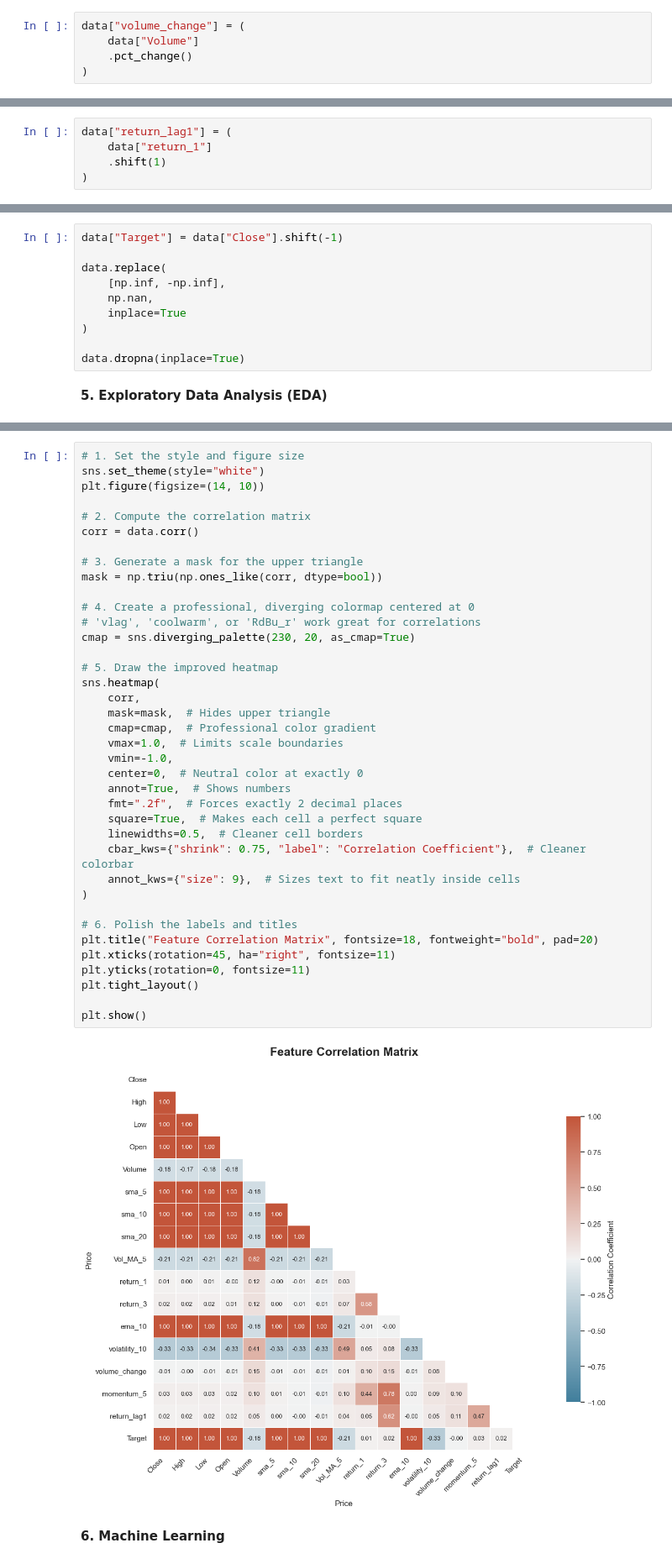
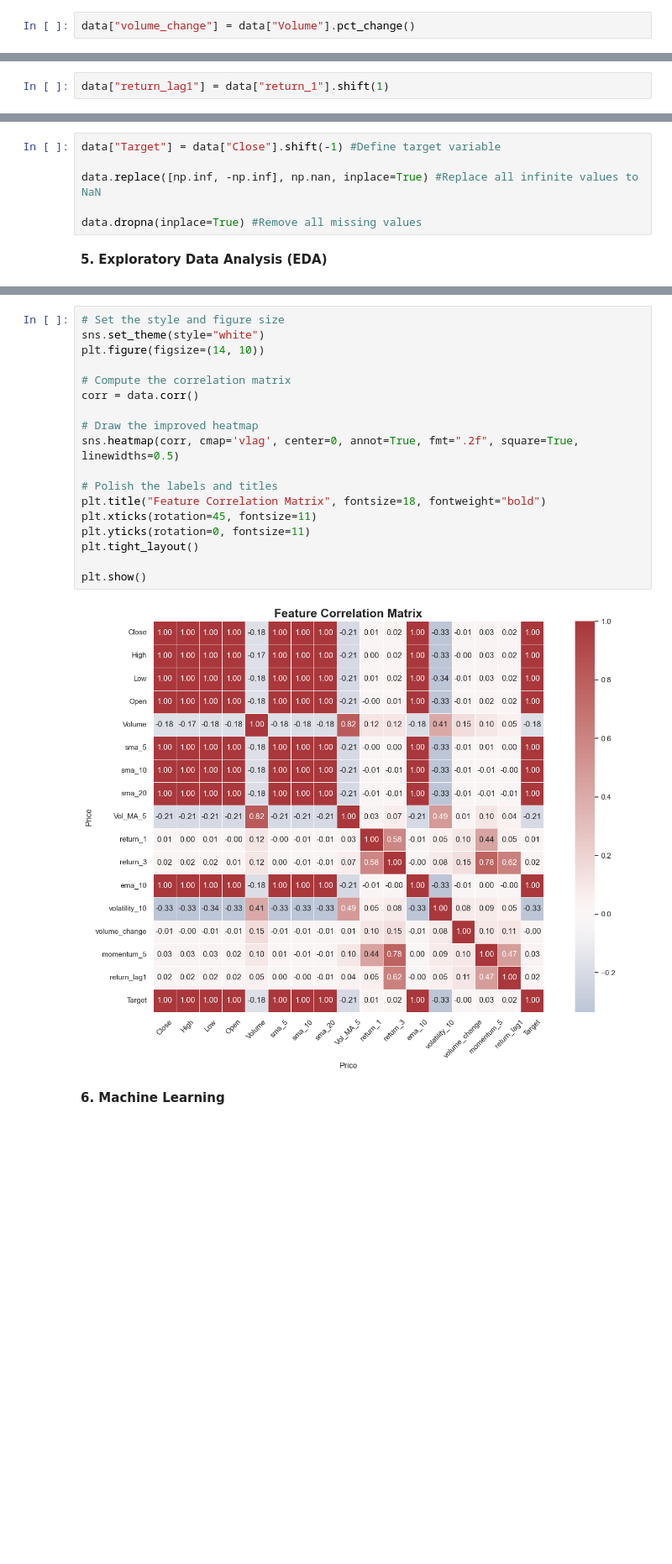
Before and after one commit to RohitKumarSain/Stock-Price-Prediction, a Jupyter notebook: main.ipynb, the cells around one changed output, grey strips where cells are left out. Shown at 84% size. Drawn from its saved outputs; the diff is of its cells as text; blank space fills up the shorter version.

```diff
--- a/main.ipynb
+++ b/main.ipynb
@@ -274,10 +270,7 @@ Where:
 * $V_t$: The value at the current time period $t$ (e.g., `data["Volume"]` for the current row).
 * $V_{t-1}$: The value at the immediately preceding time period $t-1$ (e.g., `data["Volume"]` for the previous row).
 # %%
-data["volume_change"] = (
-    data["Volume"]
-    .pct_change()
-)
+data["volume_change"] = data["Volume"].pct_change()
 # %% [markdown]
 **The 5-Period Momentum Formula**
 
@@ -302,8 +295,5 @@ Where:
 * $L_{t,1}$: The lagged return value at the current time period $t$ (`data["return_lag1"]`).
 * $R_{t-1}$: The return value from exactly one time period prior to the current row (`data["return_1"].shift(1)`).
 # %%
-data["return_lag1"] = (
-    data["return_1"]
-    .shift(1)
-)
+data["return_lag1"] = data["return_1"].shift(1)
 # %%
@@ -330,14 +320,10 @@ data.head(50)
 # %% [markdown]
 **Target Variable to predict next day closing price**
 # %%
-data["Target"] = data["Close"].shift(-1)
+data["Target"] = data["Close"].shift(-1) #Define target variable
 
-data.replace(
-    [np.inf, -np.inf],
-    np.nan,
-    inplace=True
-)
+data.replace([np.inf, -np.inf], np.nan, inplace=True) #Replace all infinite values to NaN
 
-data.dropna(inplace=True)
+data.dropna(inplace=True) #Remove all missing values
 # %% [markdown]
 **5. Exploratory Data Analysis (EDA)**
@@ -380,43 +369,23 @@ plt.show()
 # %%
-# 1. Set the style and figure size
+# Set the style and figure size
 sns.set_theme(style="white")
 plt.figure(figsize=(14, 10))
 
-# 2. Compute the correlation matrix
+# Compute the correlation matrix
 corr = data.corr()
 
-# 3. Generate a mask for the upper triangle
-mask = np.triu(np.ones_like(corr, dtype=bool))
+# Draw the improved heatmap
+sns.heatmap(corr, cmap='vlag', center=0, annot=True, fmt=".2f", square=True, linewidths=0.5)
 
-# 4. Create a professional, diverging colormap centered at 0
-# 'vlag', 'coolwarm', or 'RdBu_r' work great for correlations
-cmap = sns.diverging_palette(230, 20, as_cmap=True)
-
-# 5. Draw the improved heatmap
-sns.heatmap(
-    corr,
-    mask=mask,  # Hides upper triangle
-    cmap=cmap,  # Professional color gradient
-    vmax=1.0,  # Limits scale boundaries
-    vmin=-1.0,
-    center=0,  # Neutral color at exactly 0
-    annot=True,  # Shows numbers
-    fmt=".2f",  # Forces exactly 2 decimal places
-    square=True,  # Makes each cell a perfect square
-    linewidths=0.5,  # Cleaner cell borders
-    cbar_kws={"shrink": 0.75, "label": "Correlation Coefficient"},  # Cleaner colorbar
-    annot_kws={"size": 9},  # Sizes text to fit neatly inside cells
-)
-
-# 6. Polish the labels and titles
-plt.title("Feature Correlation Matrix", fontsize=18, fontweight="bold", pad=20)
-plt.xticks(rotation=45, ha="right", fontsize=11)
+# Polish the labels and titles
+plt.title("Feature Correlation Matrix", fontsize=18, fontweight="bold")
+plt.xticks(rotation=45, fontsize=11)
 plt.yticks(rotation=0, fontsize=11)
 plt.tight_layout()
 
 plt.show()
 # %% [output]
-[figure, old version]
+[figure, new version]
 # %% [markdown]
 **6. Machine Learning**
 # %%
```
Also changed, not shown: parts of 32 cells of this notebook, 3 other files.
